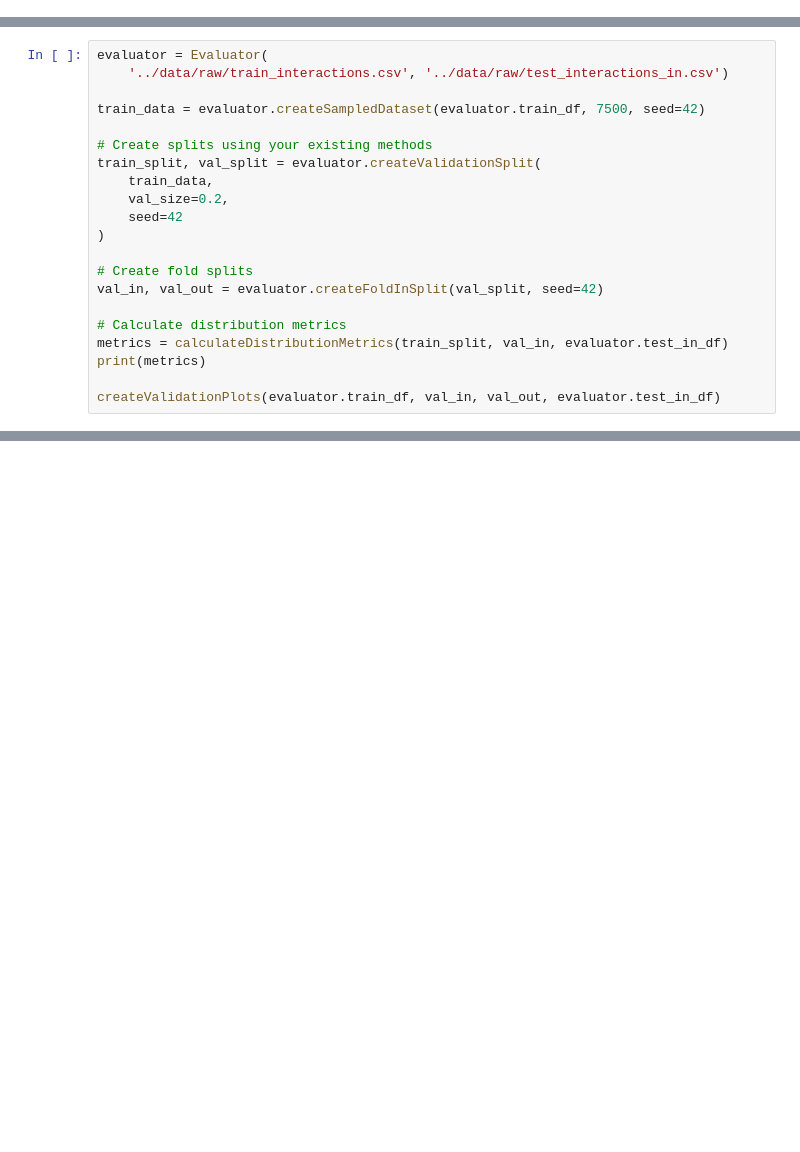
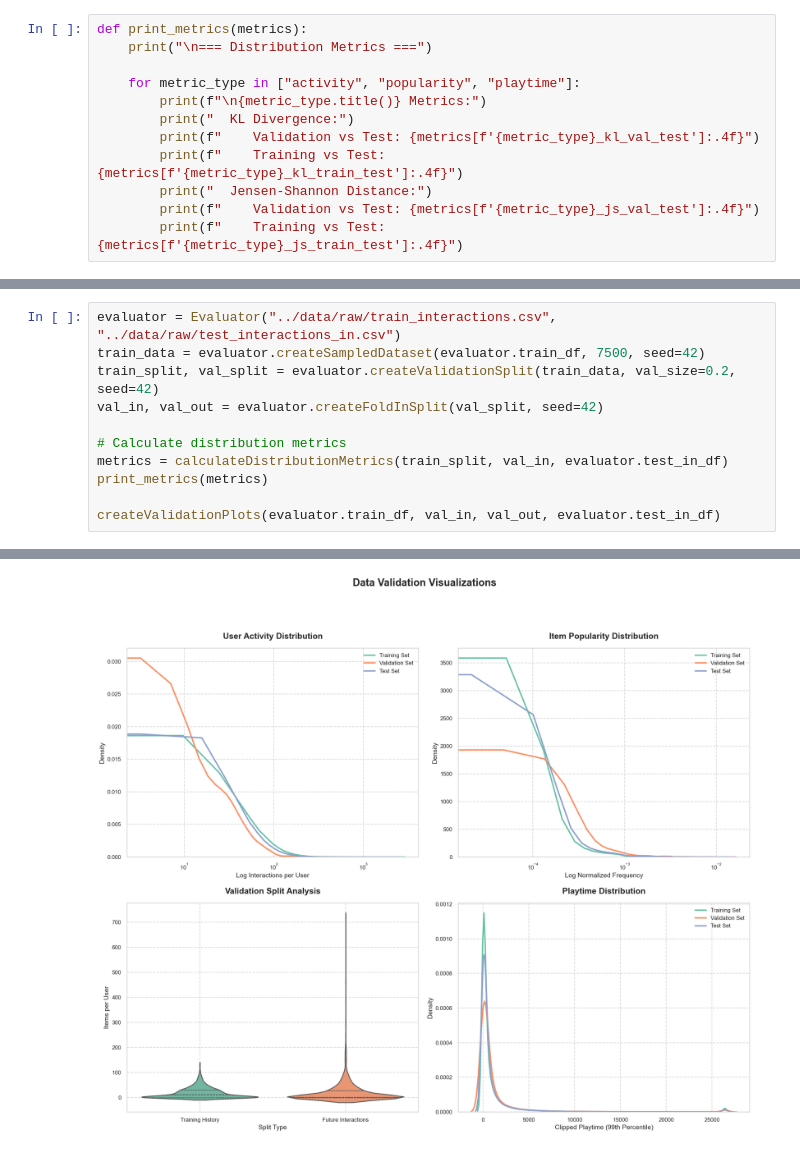
Before and after one commit to UA-AI-Project/final-project-pabloDeputter, a Jupyter notebook: src/visualization.ipynb, the cells around one changed output, grey strips where cells are left out. Drawn from its saved outputs; the diff is of its cells as text; blank space fills up the shorter version.

```diff
--- a/src/visualization.ipynb
+++ b/src/visualization.ipynb
@@ -83,3 +86,15 @@ def calculateDistributionMetrics(train_df: pd.DataFrame, val_df: pd.DataFrame, t
 
     return metrics
+# %%
+def print_metrics(metrics):
+    print("\n=== Distribution Metrics ===")
+
+    for metric_type in ["activity", "popularity", "playtime"]:
+        print(f"\n{metric_type.title()} Metrics:")
+        print("  KL Divergence:")
+        print(f"    Validation vs Test: {metrics[f'{metric_type}_kl_val_test']:.4f}")
+        print(f"    Training vs Test:   {metrics[f'{metric_type}_kl_train_test']:.4f}")
+        print("  Jensen-Shannon Distance:")
+        print(f"    Validation vs Test: {metrics[f'{metric_type}_js_val_test']:.4f}")
+        print(f"    Training vs Test:   {metrics[f'{metric_type}_js_train_test']:.4f}")
 # %%
@@ -212,21 +242,12 @@ def createValidationPlots(train_df: pd.DataFrame, val_in_df: pd.DataFrame,
 # %%
-evaluator = Evaluator(
-    '../data/raw/train_interactions.csv', '../data/raw/test_interactions_in.csv')
-
+evaluator = Evaluator("../data/raw/train_interactions.csv", "../data/raw/test_interactions_in.csv")
 train_data = evaluator.createSampledDataset(evaluator.train_df, 7500, seed=42)
-
-# Create splits using your existing methods
-train_split, val_split = evaluator.createValidationSplit(
-    train_data,
-    val_size=0.2,
-    seed=42
-)
-
-# Create fold splits
+train_split, val_split = evaluator.createValidationSplit(train_data, val_size=0.2, seed=42)
 val_in, val_out = evaluator.createFoldInSplit(val_split, seed=42)
 
 # Calculate distribution metrics
 metrics = calculateDistributionMetrics(train_split, val_in, evaluator.test_in_df)
-print(metrics)
+print_metrics(metrics)
 
 createValidationPlots(evaluator.train_df, val_in, val_out, evaluator.test_in_df)
+# %% [output]
@@ -232,0 +271 @@ createValidationPlots(evaluator.train_df, val_in, val_out, evaluator.test_in_df)
+[figure, added]
```
Also changed, not shown: parts of 7 cells of this notebook, 19 other files.
